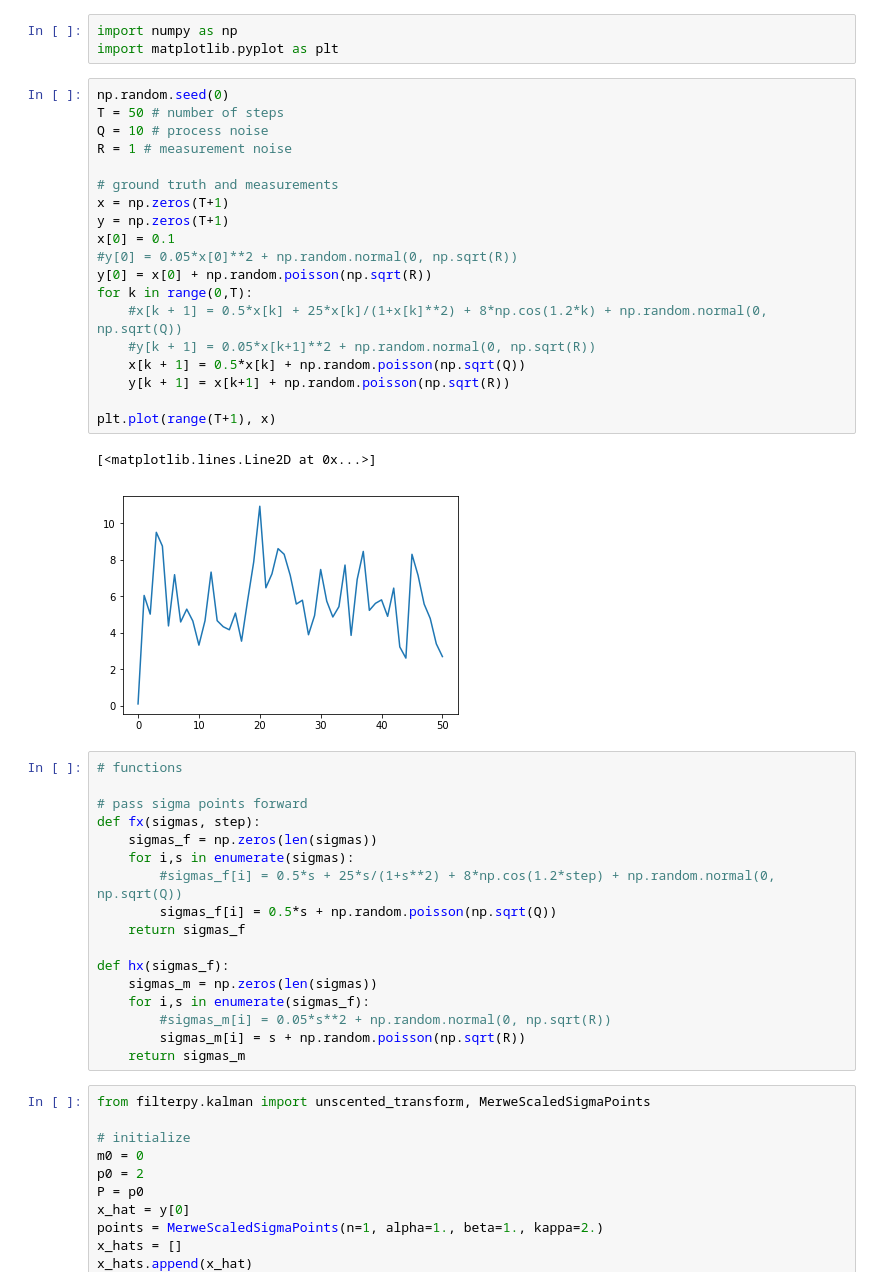
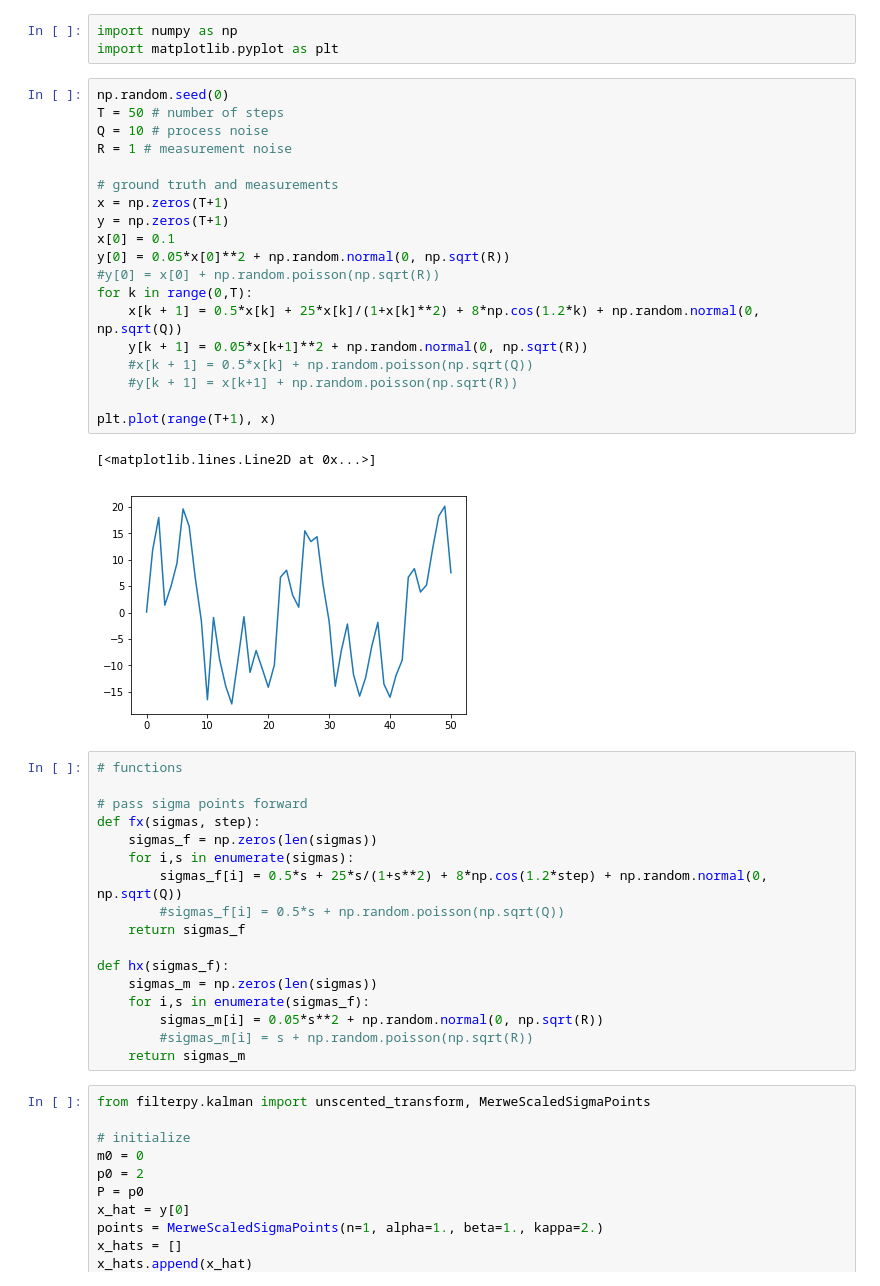
Before and after one commit to lindawangg/Survey-Nonlinear-Filters, a Jupyter notebook: ukf_example.ipynb, the cells around one changed output. Saved outputs shown, nothing was run; the diff lists cells and outputs as text.

Commit message:
new result figures

```diff
--- a/ukf_example.ipynb
+++ b/ukf_example.ipynb
@@ -4,25 +4,25 @@ import matplotlib.pyplot as plt
 # %%
 np.random.seed(0)
 T = 50 # number of steps
 Q = 10 # process noise
 R = 1 # measurement noise
 
 # ground truth and measurements
 x = np.zeros(T+1)
 y = np.zeros(T+1)
 x[0] = 0.1
-#y[0] = 0.05*x[0]**2 + np.random.normal(0, np.sqrt(R))
-y[0] = x[0] + np.random.poisson(np.sqrt(R))
+y[0] = 0.05*x[0]**2 + np.random.normal(0, np.sqrt(R))
+#y[0] = x[0] + np.random.poisson(np.sqrt(R))
 for k in range(0,T):
-    #x[k + 1] = 0.5*x[k] + 25*x[k]/(1+x[k]**2) + 8*np.cos(1.2*k) + np.random.normal(0, np.sqrt(Q))
-    #y[k + 1] = 0.05*x[k+1]**2 + np.random.normal(0, np.sqrt(R))
-    x[k + 1] = 0.5*x[k] + np.random.poisson(np.sqrt(Q))
-    y[k + 1] = x[k+1] + np.random.poisson(np.sqrt(R))
+    x[k + 1] = 0.5*x[k] + 25*x[k]/(1+x[k]**2) + 8*np.cos(1.2*k) + np.random.normal(0, np.sqrt(Q))
+    y[k + 1] = 0.05*x[k+1]**2 + np.random.normal(0, np.sqrt(R))
+    #x[k + 1] = 0.5*x[k] + np.random.poisson(np.sqrt(Q))
+    #y[k + 1] = x[k+1] + np.random.poisson(np.sqrt(R))
 
 plt.plot(range(T+1), x)
 # %% [output]
 [<matplotlib.lines.Line2D at 0x...>]
-[figure, old version]
+[figure, new version]
 # %%
 # functions
 
@@ -30,15 +30,15 @@ plt.plot(range(T+1), x)
 def fx(sigmas, step):
     sigmas_f = np.zeros(len(sigmas))
     for i,s in enumerate(sigmas):
-        #sigmas_f[i] = 0.5*s + 25*s/(1+s**2) + 8*np.cos(1.2*step) + np.random.normal(0, np.sqrt(Q))
-        sigmas_f[i] = 0.5*s + np.random.poisson(np.sqrt(Q))
+        sigmas_f[i] = 0.5*s + 25*s/(1+s**2) + 8*np.cos(1.2*step) + np.random.normal(0, np.sqrt(Q))
+        #sigmas_f[i] = 0.5*s + np.random.poisson(np.sqrt(Q))
     return sigmas_f
 
 def hx(sigmas_f):
     sigmas_m = np.zeros(len(sigmas))
     for i,s in enumerate(sigmas_f):
-        #sigmas_m[i] = 0.05*s**2 + np.random.normal(0, np.sqrt(R))
-        sigmas_m[i] = s + np.random.poisson(np.sqrt(R))
+        sigmas_m[i] = 0.05*s**2 + np.random.normal(0, np.sqrt(R))
+        #sigmas_m[i] = s + np.random.poisson(np.sqrt(R))
     return sigmas_m
 # %%
 from filterpy.kalman import unscented_transform, MerweScaledSigmaPoints
```
Also changed, not shown: parts of 2 cells of this notebook, 3 other files.
